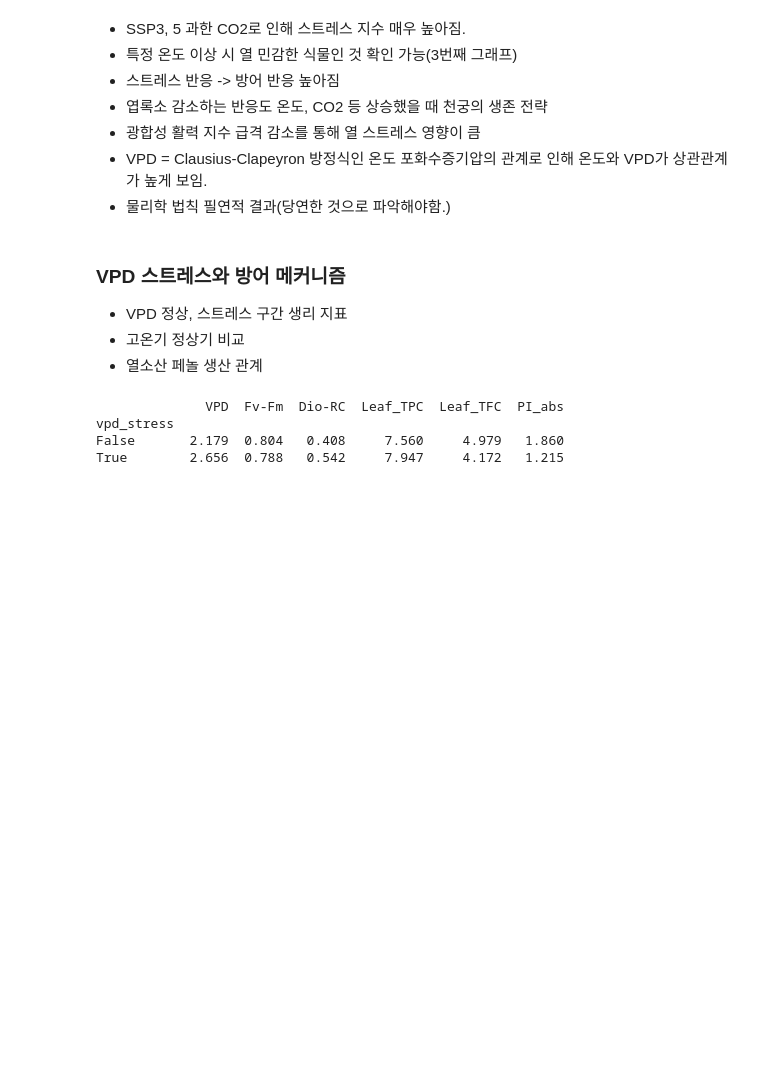
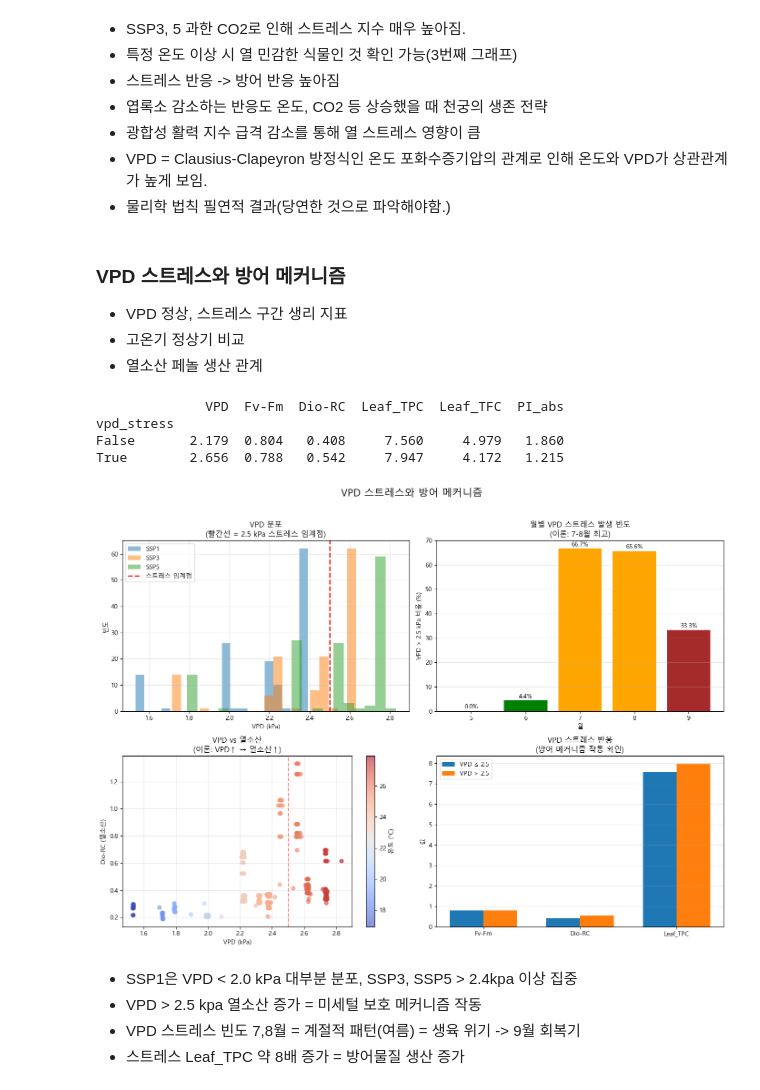
Before and after one commit to JaeHong-Jang/Data-Competition, a Jupyter notebook: Re_EDA.ipynb, the cells around one changed output. Cells and saved outputs as stored; diff of their text form; code cells hidden in the pictures; blank space fills up the shorter version.

```diff
--- a/Re_EDA.ipynb
+++ b/Re_EDA.ipynb
@@ -330,3 +330,80 @@ print(vpd_analysis)
 vpd_stress
 False       2.179  0.804   0.408     7.560     4.979   1.860
 True        2.656  0.788   0.542     7.947     4.172   1.215
+# %%
+# 월별 VPD 스트레스 빈도
+monthly_vpd_stress = df_merged.groupby('month')['vpd_stress'].mean() * 100
+# %%
+# 시각화: VPD 스트레스 영향
+fig, axes = plt.subplots(2, 2, figsize=(14, 10))
+fig.suptitle('VPD 스트레스와 방어 메커니즘', fontsize=16, y=1.02)
+
+# 1. VPD 분포와 임계선
+ax1 = axes[0, 0]
+for scenario in scenarios:
+    data = df_merged[df_merged['scenario'] == scenario]['VPD']
+    ax1.hist(data, alpha=0.5, label=scenario, bins=20)
+ax1.axvline(x=2.5, color='red', linestyle='--', linewidth=2, label='스트레스 임계점')
+ax1.set_xlabel('VPD (kPa)')
+ax1.set_ylabel('빈도')
+ax1.set_title('VPD 분포\n(빨간선 = 2.5 kPa 스트레스 임계점)')
+ax1.legend()
+ax1.grid(True, alpha=0.3)
+
+# 2. 월별 VPD 스트레스 빈도
+ax2 = axes[0, 1]
+colors_month = ['green' if m <= 6 else 'orange' if m <= 8 else 'brown'
+                for m in sorted(df_merged['month'].unique())]
+bars = ax2.bar(sorted(df_merged['month'].unique()),
+               [monthly_vpd_stress[m] for m in sorted(df_merged['month'].unique())],
+               color=colors_month)
+ax2.set_xlabel('월')
+ax2.set_ylabel('VPD > 2.5 kPa 비율 (%)')
+ax2.set_title('월별 VPD 스트레스 발생 빈도\n(이론: 7-8월 최고)')
+ax2.grid(True, alpha=0.3, axis='y')
+for bar, val in zip(bars, monthly_vpd_stress):
+    ax2.text(bar.get_x() + bar.get_width()/2, val + 1,
+            f'{val:.1f}%', ha='center')
+
+# 3. VPD vs 열소산
+ax3 = axes[1, 0]
+scatter = ax3.scatter(df_merged['VPD'], df_merged['Dio-RC'],
+                     c=df_merged['Temp'], cmap='coolwarm', alpha=0.6)
+ax3.axvline(x=2.5, color='red', linestyle='--', alpha=0.5)
+ax3.set_xlabel('VPD (kPa)')
+ax3.set_ylabel('Dio-RC (열소산)')
+ax3.set_title('VPD vs 열소산\n(이론: VPD↑ → 열소산↑)')
+plt.colorbar(scatter, ax=ax3, label='온도 (°C)')
+ax3.grid(True, alpha=0.3)
+
+# 4. 스트레스 반응 비교
+ax4 = axes[1, 1]
+stress_response = pd.DataFrame({
+    '정상': [vpd_analysis.loc[False, 'Fv-Fm'],
+            vpd_analysis.loc[False, 'Dio-RC'],
+            vpd_analysis.loc[False, 'Leaf_TPC']],
+    '스트레스': [vpd_analysis.loc[True, 'Fv-Fm'],
+                vpd_analysis.loc[True, 'Dio-RC'],
+                vpd_analysis.loc[True, 'Leaf_TPC']]
+}, index=['Fv-Fm', 'Dio-RC', 'Leaf_TPC'])
+
+x = np.arange(len(stress_response.index))
+width = 0.35
+bars1 = ax4.bar(x - width/2, stress_response['정상'], width, label='VPD ≤ 2.5')
+bars2 = ax4.bar(x + width/2, stress_response['스트레스'], width, label='VPD > 2.5')
+ax4.set_ylabel('값')
+ax4.set_title('VPD 스트레스 반응\n(방어 메커니즘 작동 확인)')
+ax4.set_xticks(x)
+ax4.set_xticklabels(stress_response.index)
+ax4.legend()
+ax4.grid(True, alpha=0.3, axis='y')
+
+plt.tight_layout()
+plt.show()
+# %% [output]
+[figure, added]
+# %% [markdown]
+- SSP1은 VPD < 2.0 kPa 대부분 분포, SSP3, SSP5 > 2.4kpa 이상 집중
+- VPD > 2.5 kpa 열소산 증가 = 미세털 보호 메커니즘 작동
+- VPD 스트레스 빈도 7,8월 = 계절적 패턴(여름) = 생육 위기 -> 9월 회복기
+- 스트레스 Leaf_TPC 약 8배 증가 = 방어물질 생산 증가
```
Also changed, not shown: parts of 29 cells of this notebook.
